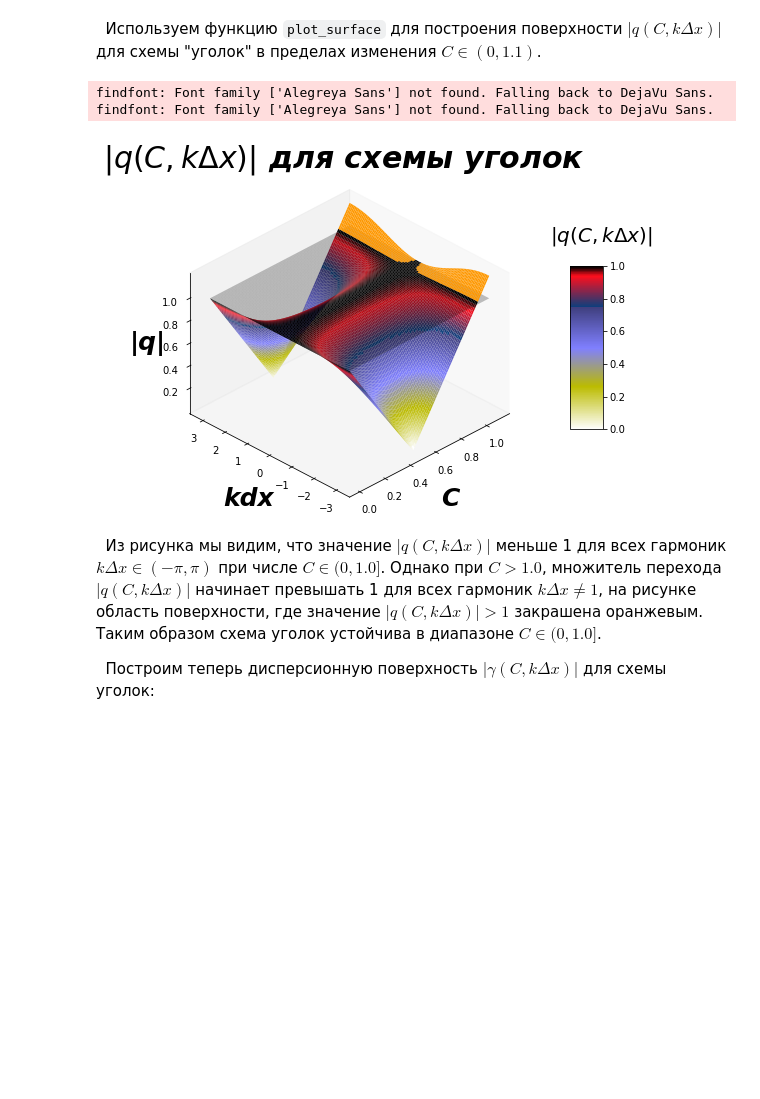
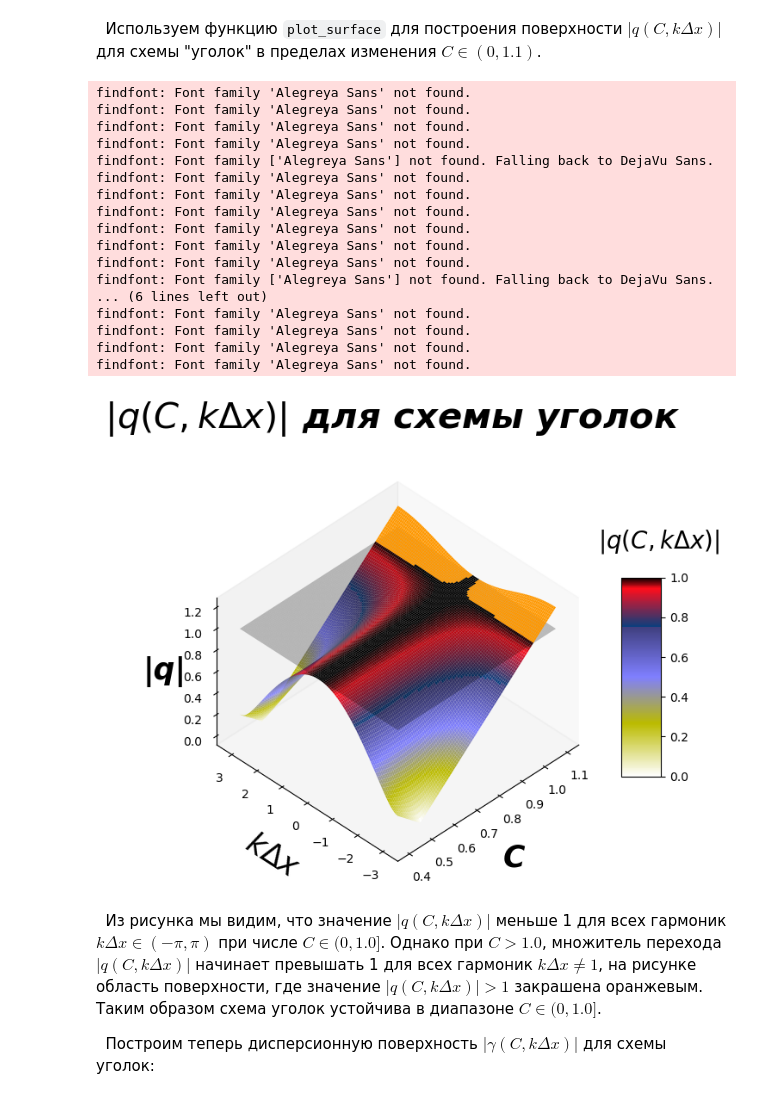
Before and after one commit to yakovenko-ivan/Mat_Model_for_Tech_Phys, a Jupyter notebook: files/Lesson_1/Lesson_1_4.ipynb, the cells around one changed output. Saved outputs shown, nothing was run; the diff lists cells and outputs as text; code cells hidden in the pictures; blank space fills up the shorter version.

```diff
--- a/files/Lesson_1/Lesson_1_4.ipynb
+++ b/files/Lesson_1/Lesson_1_4.ipynb
@@ -448,7 +470,7 @@ def plot_surface(q_func,region,name,dissipation):
 
     fig = plt.figure(figsize=(9, 6))
     #ax = plt.axes(projection='3d')
-    ax = fig.gca(projection='3d', proj_type = 'ortho')
+    ax = fig.add_subplot(projection='3d', proj_type = 'ortho')
 
     font = {'family': 'serif',
         'fontname': 'Alegreya Sans',
@@ -468,7 +490,7 @@ def plot_surface(q_func,region,name,dissipation):
     ax.set_title(surf_type+' для схемы '+name+'\n',fontsize = 30, fontdict = font)
 
     ax.set_xlabel("\nC", fontdict = font)
-    ax.set_ylabel("\nkdx", rotation=0, fontdict = font)
+    ax.set_ylabel("\n$k\Delta x$", rotation=0, fontdict = font)
     ax.set_zlabel(z_ax, rotation=0, fontdict = font)
     ax.view_init(40,-135)
 
@@ -523,13 +545,28 @@ def plot_surface(q_func,region,name,dissipation):
 # %% [markdown]
 &nbsp; Используем функцию `plot_surface` для построения поверхности $|q(C, k \Delta x) |$ для схемы "уголок" в пределах изменения $C \in (0,1.1)$.
 # %%
-plot_surface(q_func_upwind,(0.0001,1.1),'уголок',dissipation=True) # в некоторых случаях вблизи 0 возникают
+plot_surface(q_func_upwind,(0.4,1.1),'уголок',dissipation=True) # в некоторых случаях вблизи 0 возникают
                                                                    # сингулярности, поэтому делаем небольшой
                                                                    # отступ
 # %% [output]
+findfont: Font family 'Alegreya Sans' not found.
+findfont: Font family 'Alegreya Sans' not found.
+findfont: Font family 'Alegreya Sans' not found.
+findfont: Font family 'Alegreya Sans' not found.
 findfont: Font family ['Alegreya Sans'] not found. Falling back to DejaVu Sans.
+findfont: Font family 'Alegreya Sans' not found.
+findfont: Font family 'Alegreya Sans' not found.
+findfont: Font family 'Alegreya Sans' not found.
+findfont: Font family 'Alegreya Sans' not found.
+findfont: Font family 'Alegreya Sans' not found.
+findfont: Font family 'Alegreya Sans' not found.
 findfont: Font family ['Alegreya Sans'] not found. Falling back to DejaVu Sans.
+... (6 lines left out)
+findfont: Font family 'Alegreya Sans' not found.
+findfont: Font family 'Alegreya Sans' not found.
+findfont: Font family 'Alegreya Sans' not found.
+findfont: Font family 'Alegreya Sans' not found.
-[figure, old version]
+[figure, new version]
 # %% [markdown]
 &nbsp; Из рисунка мы видим, что значение $|q(C, k \Delta x) |$ меньше 1 для всех гармоник $k\Delta x \in (-\pi, \pi) $ при числе $C \in (0,1.0]$. Однако при $C > 1.0$, множитель перехода $|q(C, k \Delta x) |$ начинает превышать 1 для всех гармоник $k\Delta x \ne 1$, на рисунке область поверхности, где значение $|q(C, k \Delta x) | > 1$ закрашена оранжевым. Таким образом схема уголок устойчива в диапазоне $C \in (0,1.0]$.
 
```
Also changed, not shown: parts of 16 cells of this notebook, 14 other files.
